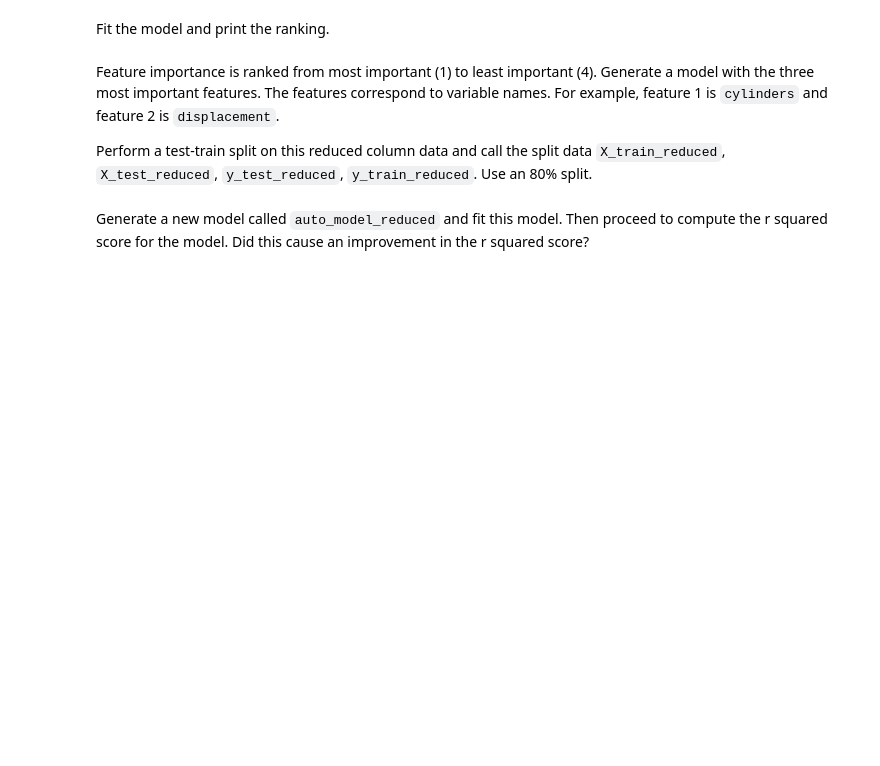
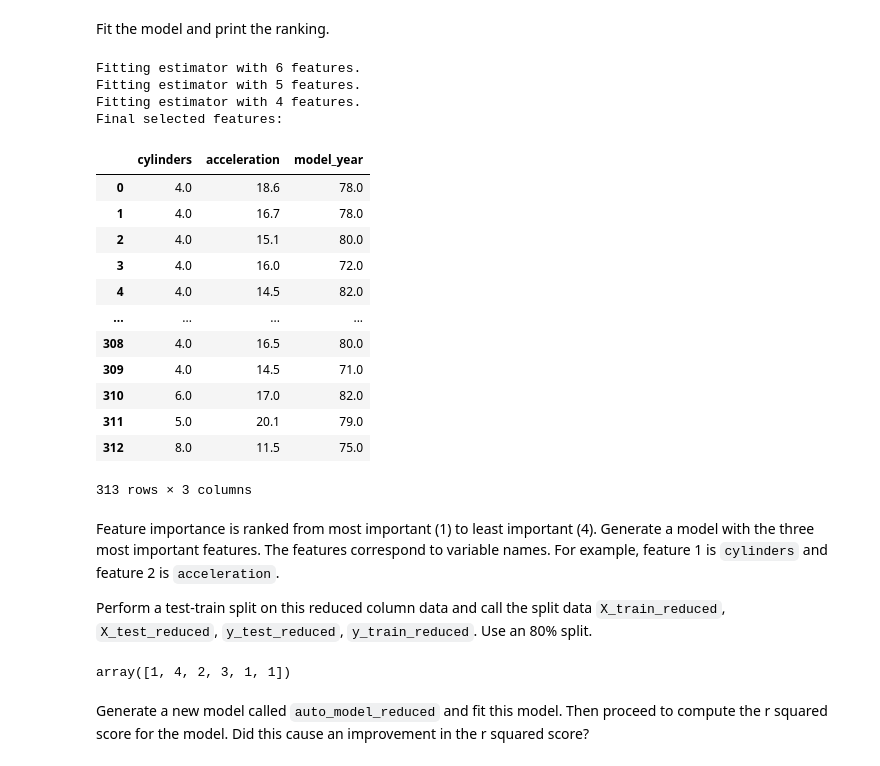
Before and after one commit to ta-data-remote/lab-supervised-learning-sklearn, a Jupyter notebook: your-code/main.ipynb, the cells around one changed output. Drawn from its saved outputs; the diff is of its cells as text; code cells hidden in the pictures; blank space fills up the shorter version.

```diff
--- a/your-code/main.ipynb
+++ b/your-code/main.ipynb
@@ -429,4 +432,38 @@ Fit the model and print the ranking.
+# %%
+# for X & y
+selector = RFE(auto_model, n_features_to_select= 3, step = 1, verbose = 1)
+selector.fit(X_train, y_train)
+
+kept_features = selector.get_support(indices = True)
+kept_features = list(X_train.iloc[:,kept_features].columns)
+
+X_train = selector.transform(X_train)
+X_test  = selector.transform(X_test)
+
+X_train = pd.DataFrame(X_train, columns=kept_features)
+X_test  = pd.DataFrame(X_test, columns=kept_features)
+
+print("Final selected features: ")
+display(X_train)
+# %% [output]
+Fitting estimator with 6 features.
+Fitting estimator with 5 features.
+Fitting estimator with 4 features.
+Final selected features:
+|  | cylinders | acceleration | model_year |
+| 0 | 4.0 | 18.6 | 78.0 |
+| 1 | 4.0 | 16.7 | 78.0 |
+| 2 | 4.0 | 15.1 | 80.0 |
+| 3 | 4.0 | 16.0 | 72.0 |
+| 4 | 4.0 | 14.5 | 82.0 |
+| ... | ... | ... | ... |
+| 308 | 4.0 | 16.5 | 80.0 |
+| 309 | 4.0 | 14.5 | 71.0 |
+| 310 | 6.0 | 17.0 | 82.0 |
+| 311 | 5.0 | 20.1 | 79.0 |
+| 312 | 8.0 | 11.5 | 75.0 |
+313 rows × 3 columns
 # %% [markdown]
-Feature importance is ranked from most important (1) to least important (4). Generate a model with the three most important features. The features correspond to variable names. For example, feature 1 is `cylinders` and feature 2 is `displacement`.
+Feature importance is ranked from most important (1) to least important (4). Generate a model with the three most important features. The features correspond to variable names. For example, feature 1 is `cylinders` and feature 2 is `acceleration`.
 
 Perform a test-train split on this reduced column data and call the split data `X_train_reduced`, `X_test_reduced`, `y_test_reduced`, `y_train_reduced`. Use an 80% split.
@@ -434,0 +470,4 @@ Perform a test-train split on this reduced column data and call the split data `
+# %%
+selector.ranking_
+# %% [output]
+array([1, 4, 2, 3, 1, 1])
```
Also changed, not shown: parts of 31 cells of this notebook.
